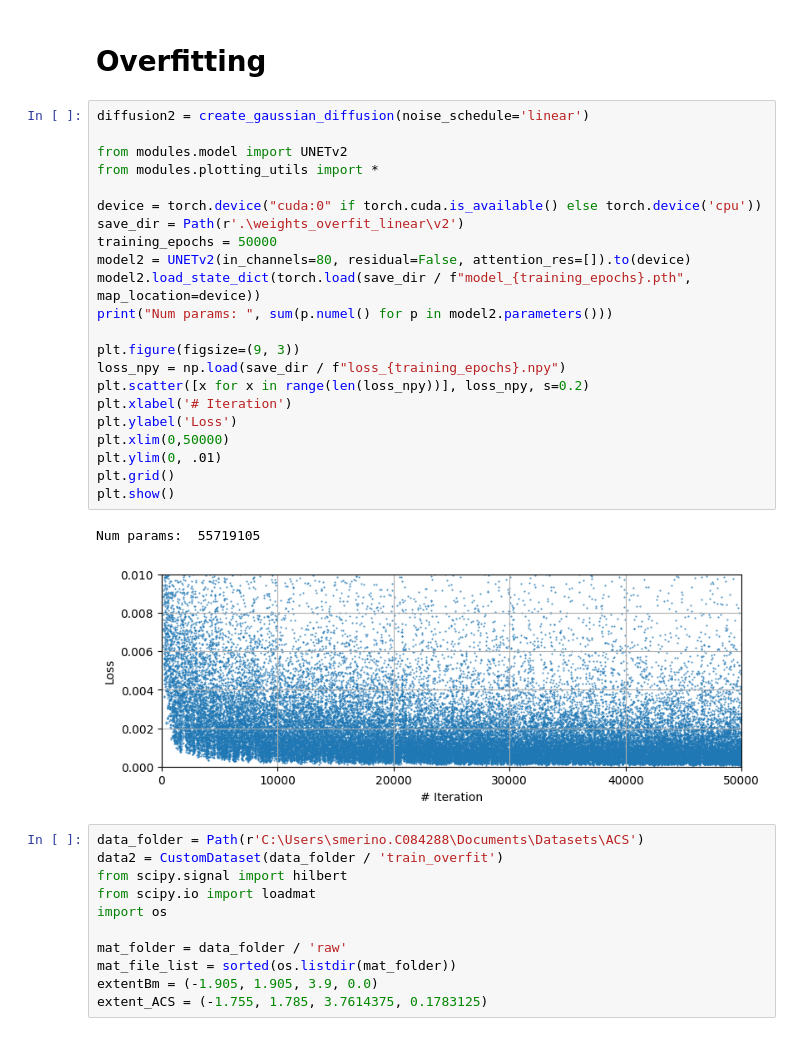
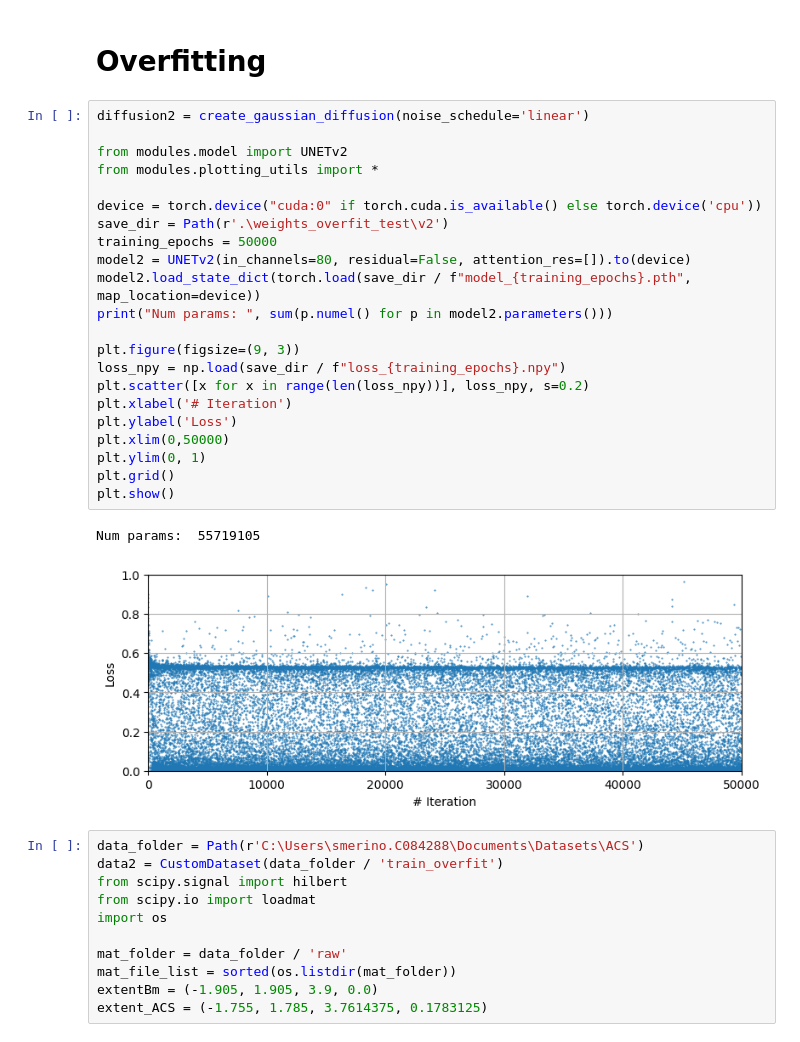
Before and after one commit to SebastianMerino/DL-Attenuation, a Jupyter notebook: sampling_overfit.ipynb, the cells around one changed output. Cells and saved outputs as stored; diff of their text form.

```diff
--- a/sampling_overfit.ipynb
+++ b/sampling_overfit.ipynb
@@ -51,28 +51,28 @@ def create_gaussian_diffusion(
 # %%
 diffusion2 = create_gaussian_diffusion(noise_schedule='linear')
 
 from modules.model import UNETv2
 from modules.plotting_utils import *
 
 device = torch.device("cuda:0" if torch.cuda.is_available() else torch.device('cpu'))
-save_dir = Path(r'.\weights_overfit_linear\v2')
+save_dir = Path(r'.\weights_overfit_test\v2')
 training_epochs = 50000
 model2 = UNETv2(in_channels=80, residual=False, attention_res=[]).to(device)
 model2.load_state_dict(torch.load(save_dir / f"model_{training_epochs}.pth", map_location=device))
 print("Num params: ", sum(p.numel() for p in model2.parameters()))
 
 plt.figure(figsize=(9, 3))
 loss_npy = np.load(save_dir / f"loss_{training_epochs}.npy")
 plt.scatter([x for x in range(len(loss_npy))], loss_npy, s=0.2)
 plt.xlabel('# Iteration')
 plt.ylabel('Loss')
 plt.xlim(0,50000)
-plt.ylim(0, .01)
+plt.ylim(0, 1)
 plt.grid()
 plt.show()
 # %% [output]
 Num params:  55719105
-[figure, old version]
+[figure, new version]
 # %%
 data_folder = Path(r'C:\Users\smerino.C084288\Documents\Datasets\ACS')
 data2 = CustomDataset(data_folder / 'train_overfit')
```
Also changed, not shown: parts of 4 cells of this notebook, 1 other file.
